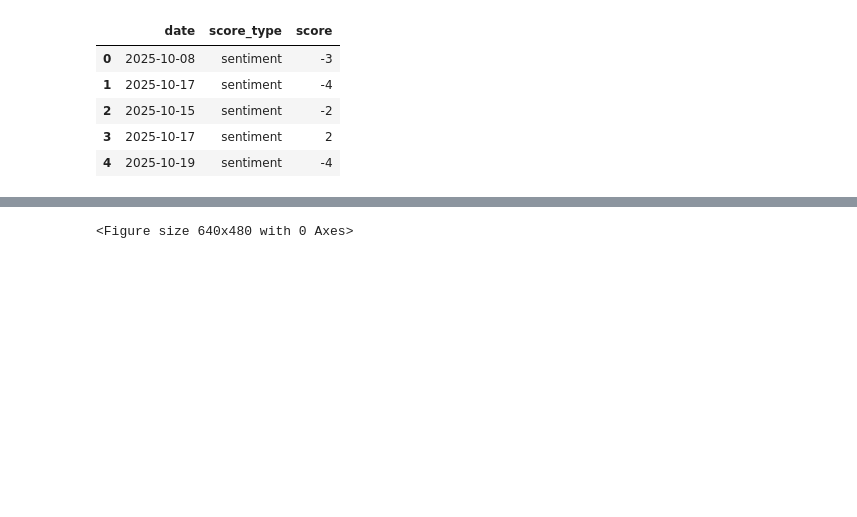
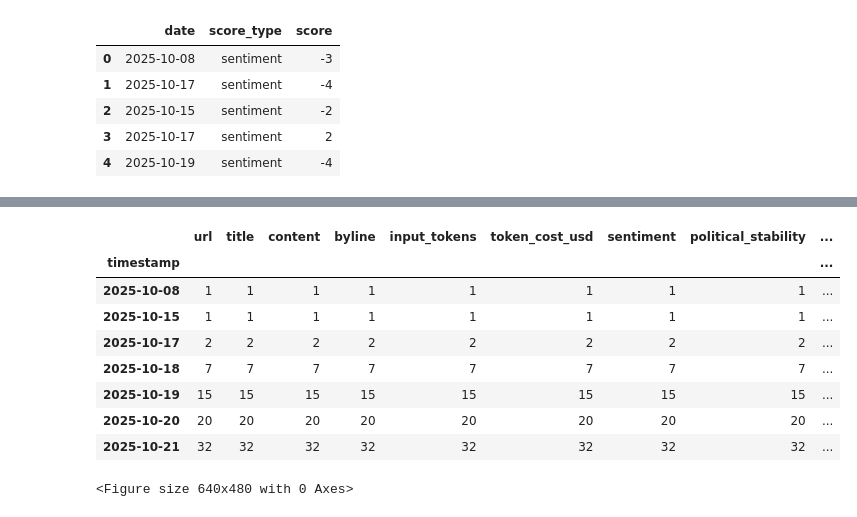
Before and after one commit to hishamsajid/news-sentiment, a Jupyter notebook: notebooks/eda.ipynb, the cells around one changed output, grey strips where cells are left out. Drawn from its saved outputs; the diff is of its cells as text; code cells hidden in the pictures; blank space fills up the shorter version.

```diff
--- a/notebooks/eda.ipynb
+++ b/notebooks/eda.ipynb
@@ -370,3 +488,15 @@ daily_counts = pd.DataFrame(story_data_df.timestamp.value_counts())
+# %%
+story_data_df.groupby(by='timestamp').agg('count').sort_values(by='timestamp')
+# %% [output]
+|  | url | title | content | byline | input_tokens | token_cost_usd | sentiment | political_stability | ... |
+| timestamp |  |  |  |  |  |  |  |  | ... |
+| 2025-10-08 | 1 | 1 | 1 | 1 | 1 | 1 | 1 | 1 | ... |
+| 2025-10-15 | 1 | 1 | 1 | 1 | 1 | 1 | 1 | 1 | ... |
+| 2025-10-17 | 2 | 2 | 2 | 2 | 2 | 2 | 2 | 2 | ... |
+| 2025-10-18 | 7 | 7 | 7 | 7 | 7 | 7 | 7 | 7 | ... |
+| 2025-10-19 | 15 | 15 | 15 | 15 | 15 | 15 | 15 | 15 | ... |
+| 2025-10-20 | 20 | 20 | 20 | 20 | 20 | 20 | 20 | 20 | ... |
+| 2025-10-21 | 32 | 32 | 32 | 32 | 32 | 32 | 32 | 32 | ... |
 # %%
 # Set style
 # sns.set(style="whitegrid")
```
Also changed, not shown: parts of 13 cells of this notebook, 2 other files.
